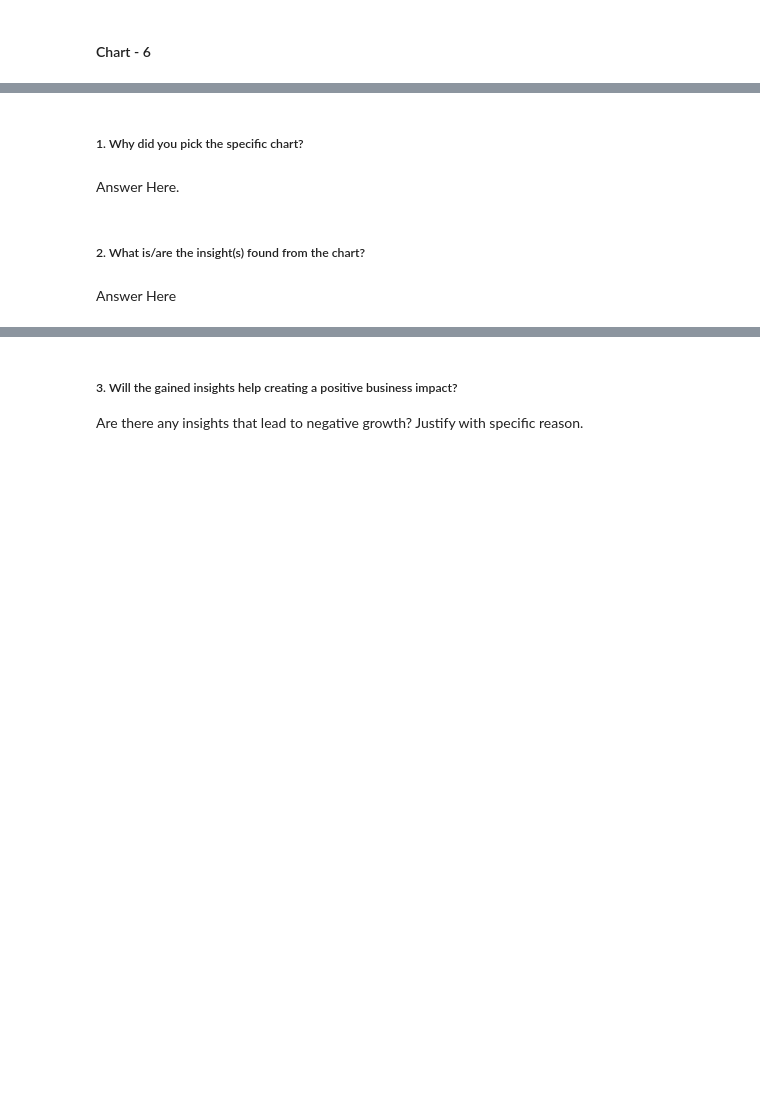
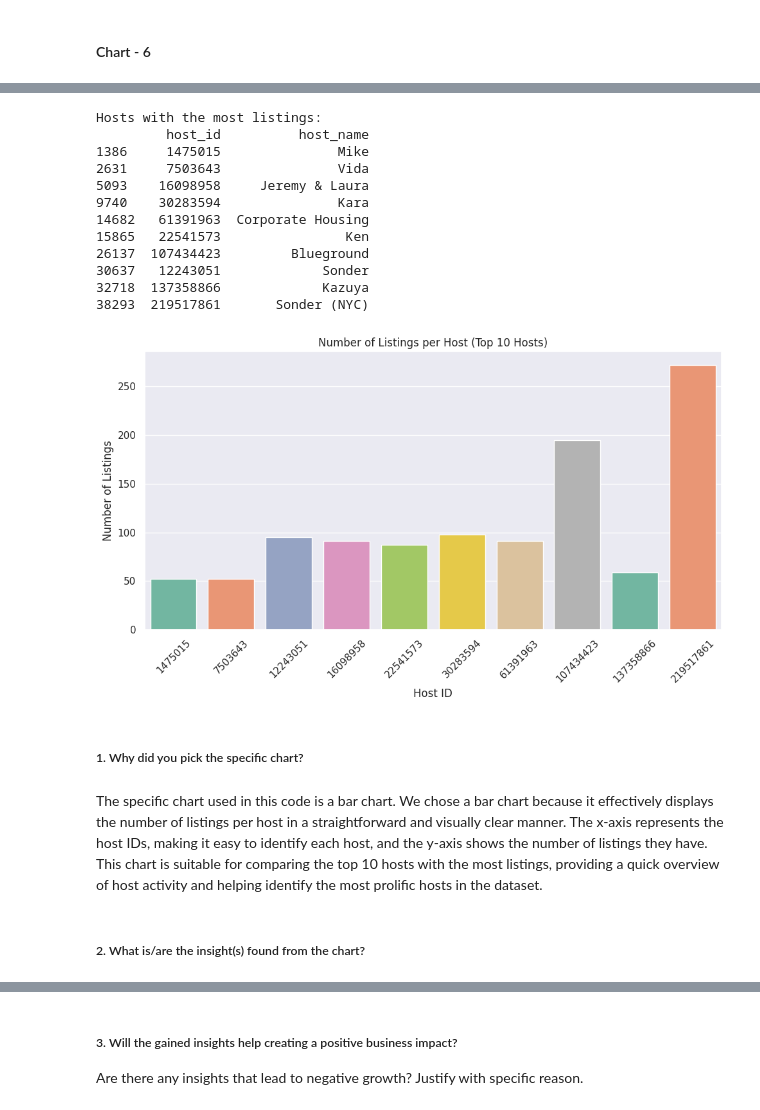
Before and after one commit to I-AM-PRASHANT-VERMA/Almabetter-Capstone-Project-AirBnb-Bookings-Exploratory-Data-Analysis, a Jupyter notebook: My_Airbnb_EDA_capstone_project.ipynb, the cells around one changed output, grey strips where cells are left out. Saved outputs shown, nothing was run; the diff lists cells and outputs as text; code cells hidden in the pictures; blank space fills up the shorter version.

```diff
--- a/My_Airbnb_EDA_capstone_project.ipynb
+++ b/My_Airbnb_EDA_capstone_project.ipynb
@@ -709,8 +713,51 @@ There are no direct insights that lead to negative growth. However, if hosts con
+# %%
+# Chart - 6 visualization code
+import pandas as pd
+import matplotlib.pyplot as plt
+import seaborn as sns
+
+# Load your Airbnb dataset into a DataFrame (replace 'your_dataset.csv' with your dataset file)
+# For example:
+# airbnb_df = pd.read_csv('your_dataset.csv')
+
+# Group the data by host_id and calculate the number of listings per host
+listings_per_host = airbnb_df['host_id'].value_counts()
+
+# Visualize the distribution of listings per host (e.g., top 10 hosts with the most listings)
+plt.figure(figsize=(10, 6))
+sns.barplot(x=listings_per_host.head(10).index, y=listings_per_host.head(10), palette='Set2')
+plt.xlabel('Host ID')
+plt.ylabel('Number of Listings')
+plt.title('Number of Listings per Host (Top 10 Hosts)')
+plt.xticks(rotation=45)
+plt.tight_layout()
+
+# Identify hosts with the most listings
+top_host_ids = listings_per_host.head(10).index
+top_hosts = airbnb_df[airbnb_df['host_id'].isin(top_host_ids)][['host_id', 'host_name']].drop_duplicates()
+
+# Display the hosts with the most listings
+print("Hosts with the most listings:")
+print(top_hosts)
+
+plt.show()
+# %% [output]
+Hosts with the most listings:
+         host_id          host_name
+1386     1475015               Mike
+2631     7503643               Vida
+5093    16098958     Jeremy & Laura
+9740    30283594               Kara
+14682   61391963  Corporate Housing
+15865   22541573                Ken
+26137  107434423         Blueground
+30637   12243051             Sonder
+32718  137358866             Kazuya
+38293  219517861       Sonder (NYC)
+[figure, added]
 # %% [markdown]
 ##### 1. Why did you pick the specific chart?
-# %% [markdown]
-Answer Here.
+# %% [markdown]
+The specific chart used in this code is a bar chart. We chose a bar chart because it effectively displays the number of listings per host in a straightforward and visually clear manner. The x-axis represents the host IDs, making it easy to identify each host, and the y-axis shows the number of listings they have. This chart is suitable for comparing the top 10 hosts with the most listings, providing a quick overview of host activity and helping identify the most prolific hosts in the dataset.
 # %% [markdown]
 ##### 2. What is/are the insight(s) found from the chart?
-# %% [markdown]
-Answer Here
```
Also changed, not shown: parts of 32 cells of this notebook.
